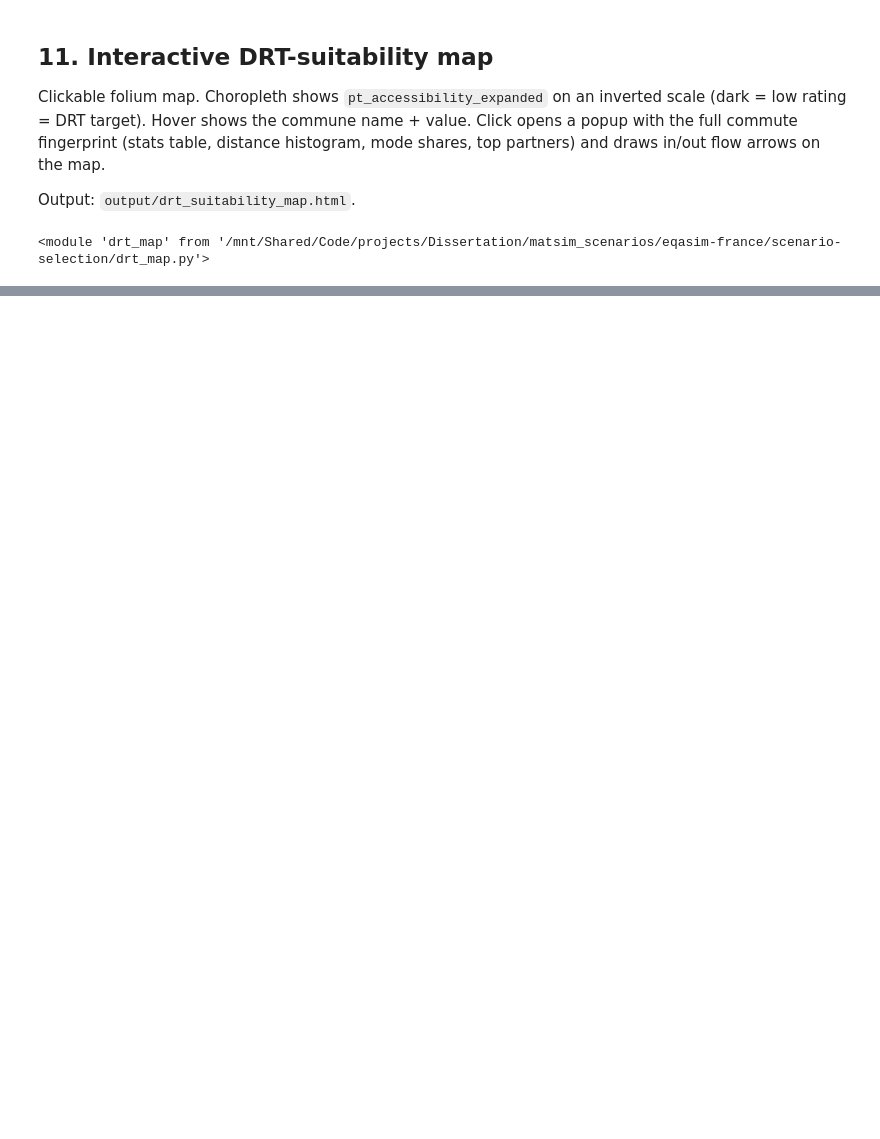
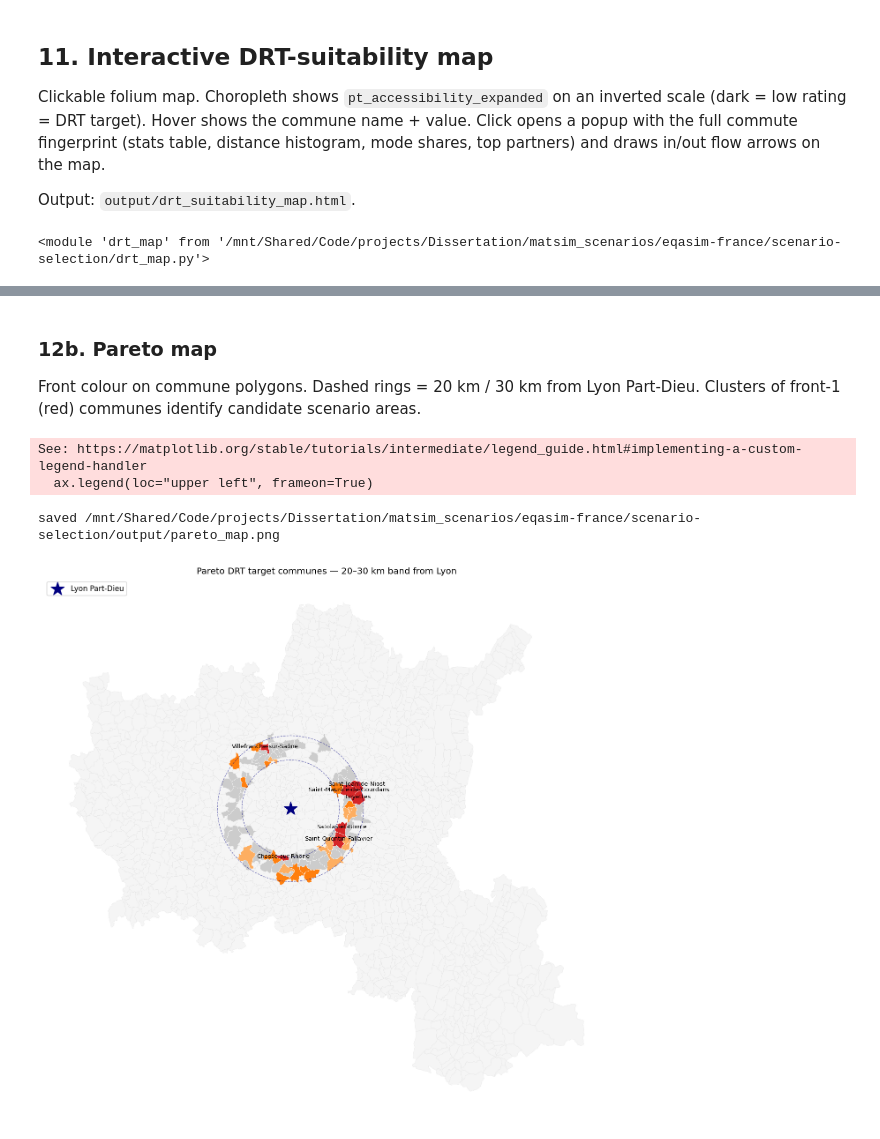
Before and after one commit to Chrigarr9/eqasim-france, a Jupyter notebook: scenario-selection/captivity_analysis.ipynb, the cells around one changed output, grey strips where cells are left out. Cells and saved outputs as stored; diff of their text form; code cells hidden in the pictures; blank space fills up the shorter version.

```diff
--- a/scenario-selection/captivity_analysis.ipynb
+++ b/scenario-selection/captivity_analysis.ipynb
@@ -789,0 +961,59 @@ wrote /mnt/Shared/Code/projects/Dissertation/matsim_scenarios/eqasim-france/scen
+# %% [markdown]
+### 12b. Pareto map
+
+Front colour on commune polygons. Dashed rings = 20 km / 30 km from Lyon Part-Dieu. Clusters of front-1 (red) communes identify candidate scenario areas.
+# %%
+from shapely.geometry import Point
+
+fig, ax = plt.subplots(figsize=(11, 11))
+lc_plot = lyon_communes.to_crs("EPSG:2154").copy()
+
+# background: all Lyon-départements communes
+lc_plot.plot(ax=ax, color="#f5f5f5", edgecolor="#dddddd", linewidth=0.2)
+
+front_palette_map = {1.0: "#d62728", 2.0: "#ff7f0e", 3.0: "#fdae61"}
+
+# dominated scope (in distance band but not on front 1-3)
+dominated = lc_plot[
+    lc_plot["pareto_front"].notna()
+    & ~lc_plot["pareto_front"].isin(front_palette_map)
+]
+if len(dominated):
+    dominated.plot(ax=ax, color="#cccccc", edgecolor="white", linewidth=0.3, label="Dominated (in scope)")
+
+# front layers
+for f, c in front_palette_map.items():
+    sub = lc_plot[lc_plot["pareto_front"] == f]
+    if len(sub):
+        sub.plot(ax=ax, color=c, edgecolor="white", linewidth=0.3, label=f"Front {int(f)}")
+
+# front-1 labels
+for _, r in lc_plot[lc_plot["pareto_front"] == 1.0].iterrows():
+    ax.annotate(
+        r["nom"], (r.geometry.centroid.x, r.geometry.centroid.y),
+        fontsize=8, ha="center", color="black",
+    )
+
+# Lyon marker + distance rings
+lyon_pt = gpd.GeoSeries(
+    [Point(LYON_CENTRE_LON, LYON_CENTRE_LAT)], crs="EPSG:4326",
+).to_crs("EPSG:2154").iloc[0]
+ax.scatter(lyon_pt.x, lyon_pt.y, marker="*", s=350, c="navy", zorder=10, label="Lyon Part-Dieu")
+for r_km in (MIN_DIST_KM, MAX_DIST_KM):
+    ring = lyon_pt.buffer(r_km * 1000).boundary
+    ax.plot(*ring.xy, linestyle="--", color="navy", linewidth=0.8, alpha=0.5)
+
+ax.set_axis_off()
+ax.set_title(f"Pareto DRT target communes — {MIN_DIST_KM:.0f}–{MAX_DIST_KM:.0f} km band from Lyon")
+ax.legend(loc="upper left", frameon=True)
+
+fig.tight_layout()
+out = HERE / "output" / "pareto_map.png"
+fig.savefig(out, dpi=150, bbox_inches="tight")
+print(f"saved {out}")
+plt.show()
+# %% [output]
+See: https://matplotlib.org/stable/tutorials/intermediate/legend_guide.html#implementing-a-custom-legend-handler
+  ax.legend(loc="upper left", frameon=True)
+saved /mnt/Shared/Code/projects/Dissertation/matsim_scenarios/eqasim-france/scenario-selection/output/pareto_map.png
+[figure, added]
```
Also changed, not shown: parts of 7 cells of this notebook, 2 other files.
